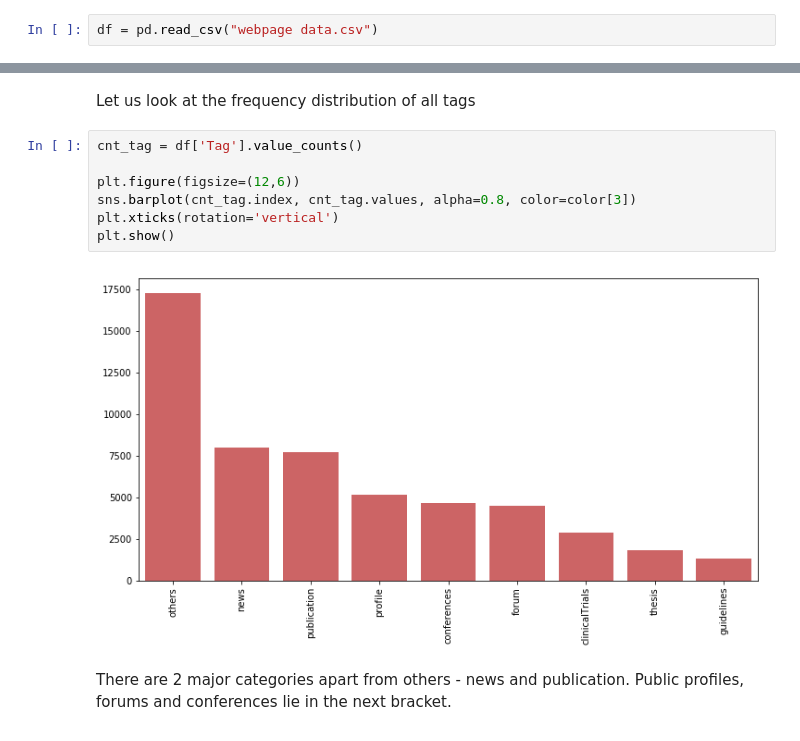
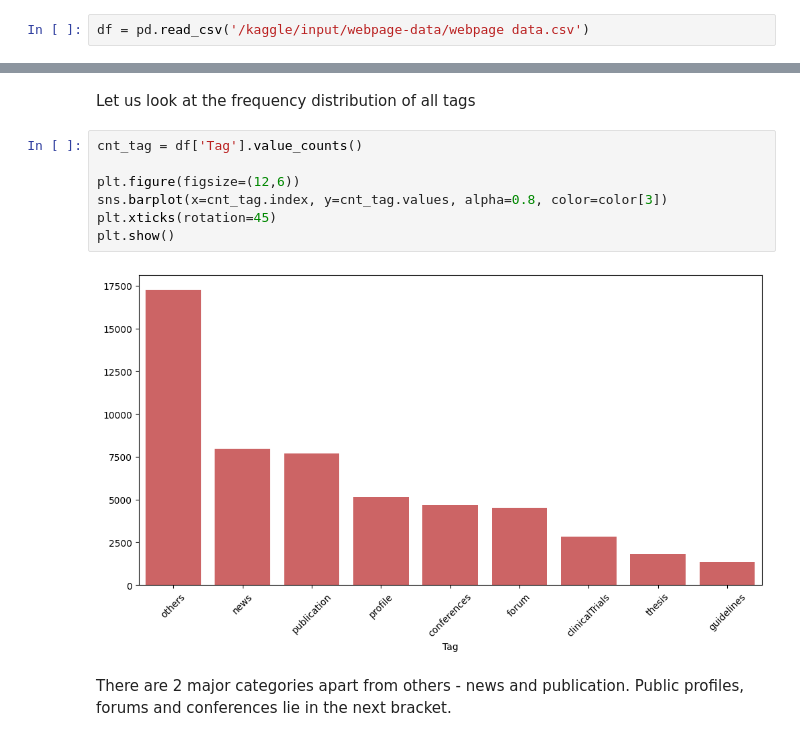
Before and after one commit to shreshthvashisht/Web-Page-Classification, a Jupyter notebook: Web Page Classification.ipynb, the cells around one changed output, grey strips where cells are left out. Drawn from its saved outputs; the diff is of its cells as text.

Commit message:
Kaggle Notebook | Webpage Classifier | Version 2

```diff
--- a/Web Page Classification.ipynb
+++ b/Web Page Classification.ipynb
@@ -72,7 +74,7 @@ from scipy.sparse import hstack
 # %% [markdown]
 ### Load Datasets
 # %%
-df = pd.read_csv("webpage data.csv")
+df = pd.read_csv('/kaggle/input/webpage-data/webpage data.csv')
 # %% [markdown]
 ### Basic Exploration
 # %%
@@ -177,12 +179,12 @@ Let us look at the frequency distribution of all tags
 # %%
 cnt_tag = df['Tag'].value_counts()
 
 plt.figure(figsize=(12,6))
-sns.barplot(cnt_tag.index, cnt_tag.values, alpha=0.8, color=color[3])
-plt.xticks(rotation='vertical')
+sns.barplot(x=cnt_tag.index, y=cnt_tag.values, alpha=0.8, color=color[3])
+plt.xticks(rotation=45)
 plt.show()
 # %% [output]
-[figure, old version]
+[figure, new version]
 # %% [markdown]
 There are 2 major categories apart from others - news and publication. Public profiles, forums and conferences lie in the next bracket.
 # %% [markdown]
```
Also changed, not shown: parts of 14 cells of this notebook.
